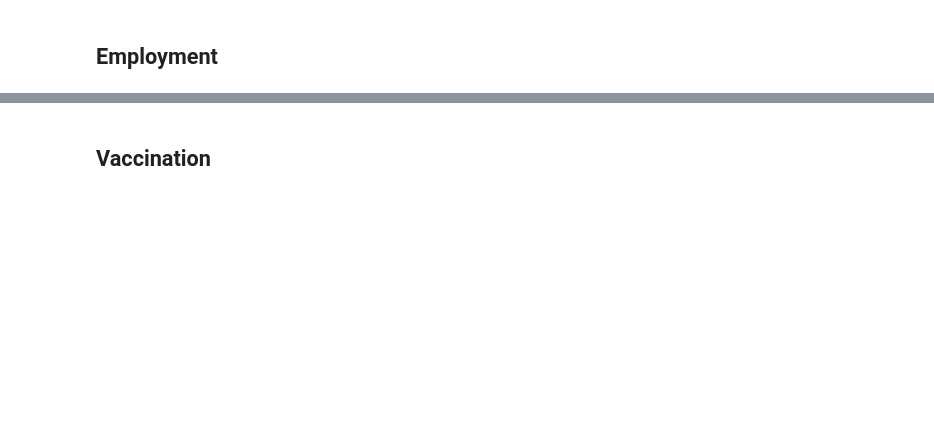
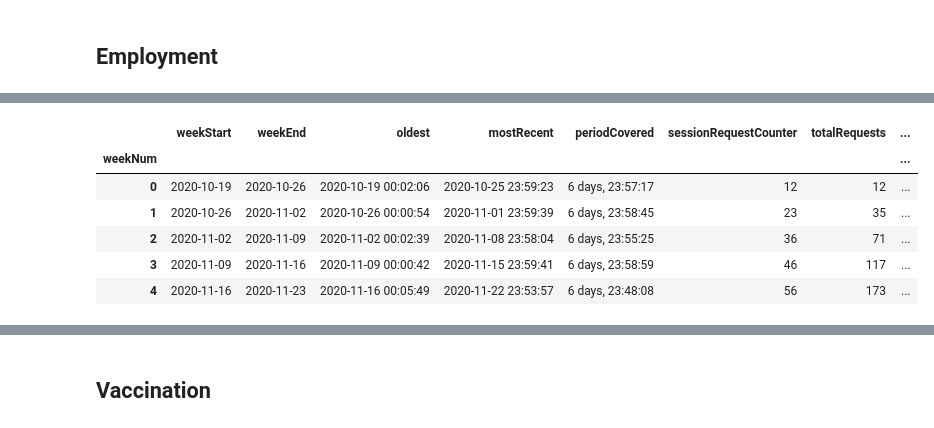
Before and after one commit to factitious/survey_v_social_media, a Jupyter notebook: Methods/Scripts/Twitter/Main.ipynb, the cells around one changed output, grey strips where cells are left out. Saved outputs shown, nothing was run; the diff lists cells and outputs as text; code cells hidden in the pictures; blank space fills up the shorter version.

```diff
--- a/Methods/Scripts/Twitter/Main.ipynb
+++ b/Methods/Scripts/Twitter/Main.ipynb
@@ -73,0 +39,10 @@ emp_df, emp_logs = TwitterData.load_all('Employment')
+# %%
+emp_logs.head()
+# %% [output]
+|  | weekStart | weekEnd | oldest | mostRecent | periodCovered | sessionRequestCounter | totalRequests | ... |
+| weekNum |  |  |  |  |  |  |  | ... |
+| 0 | 2020-10-19 | 2020-10-26 | 2020-10-19 00:02:06 | 2020-10-25 23:59:23 | 6 days, 23:57:17 | 12 | 12 | ... |
+| 1 | 2020-10-26 | 2020-11-02 | 2020-10-26 00:00:54 | 2020-11-01 23:59:39 | 6 days, 23:58:45 | 23 | 35 | ... |
+| 2 | 2020-11-02 | 2020-11-09 | 2020-11-02 00:02:39 | 2020-11-08 23:58:04 | 6 days, 23:55:25 | 36 | 71 | ... |
+| 3 | 2020-11-09 | 2020-11-16 | 2020-11-09 00:00:42 | 2020-11-15 23:59:41 | 6 days, 23:58:59 | 46 | 117 | ... |
+| 4 | 2020-11-16 | 2020-11-23 | 2020-11-16 00:05:49 | 2020-11-22 23:53:57 | 6 days, 23:48:08 | 56 | 173 | ... |
```
Also changed, not shown: parts of 12 cells of this notebook.
